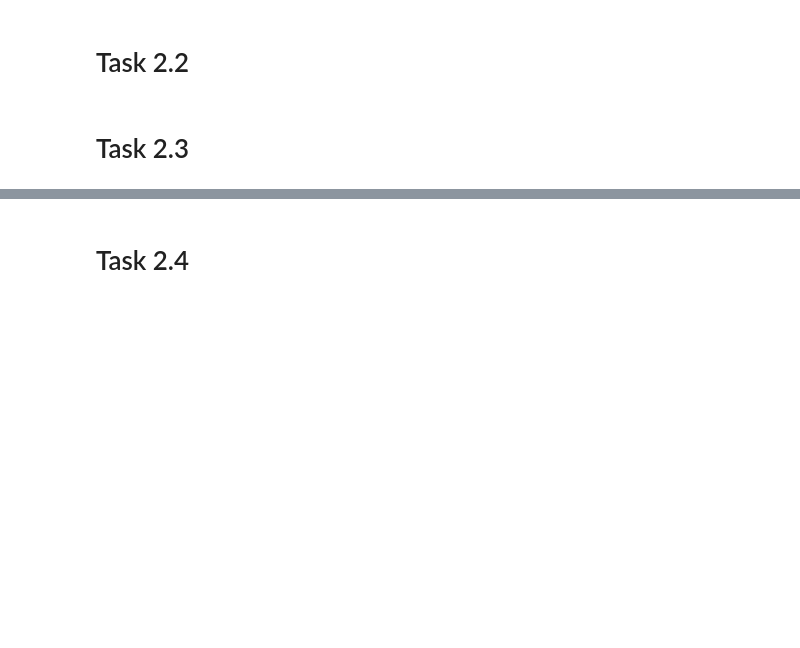
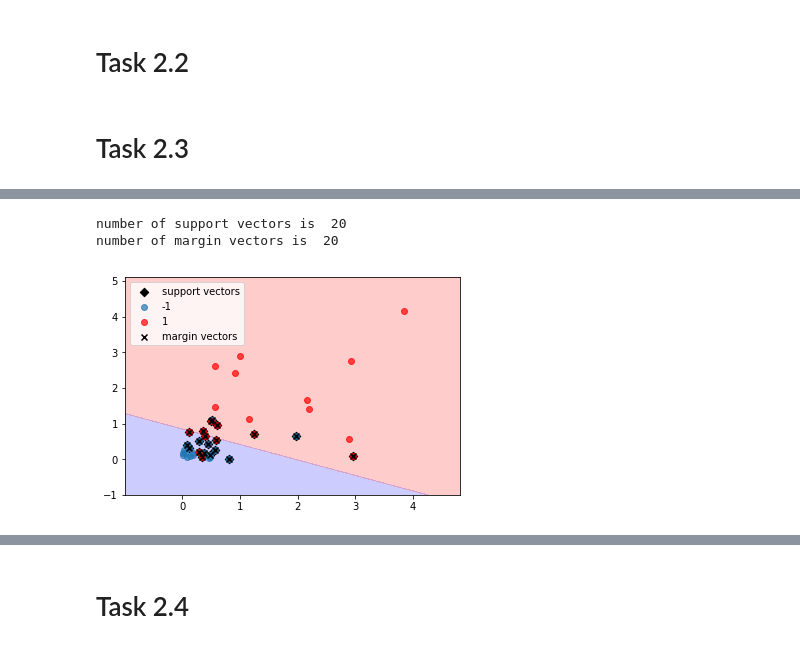
Before and after one commit to JWuzyk/Machine-Learning-Practical-Lab, a Jupyter notebook: Sheet 2.ipynb, the cells around one changed output, grey strips where cells are left out. Saved outputs shown, nothing was run; the diff lists cells and outputs as text; code cells hidden in the pictures; blank space fills up the shorter version.

```diff
--- a/Sheet 2.ipynb
+++ b/Sheet 2.ipynb
@@ -80,0 +139,10 @@ def SMO(x, y, iterations, C):
+# %%
+#Gives hyperplane for C=1
+def funcPlot2(z):
+    return SVMfunc(z, x_train, y_train, beta2, bias2)
+
+SMO_conplot(beta2, 1, funcPlot2)
+# %% [output]
+number of support vectors is  20
+number of margin vectors is  20
+[figure, added]
```
Also changed, not shown: parts of 40 cells of this notebook.
